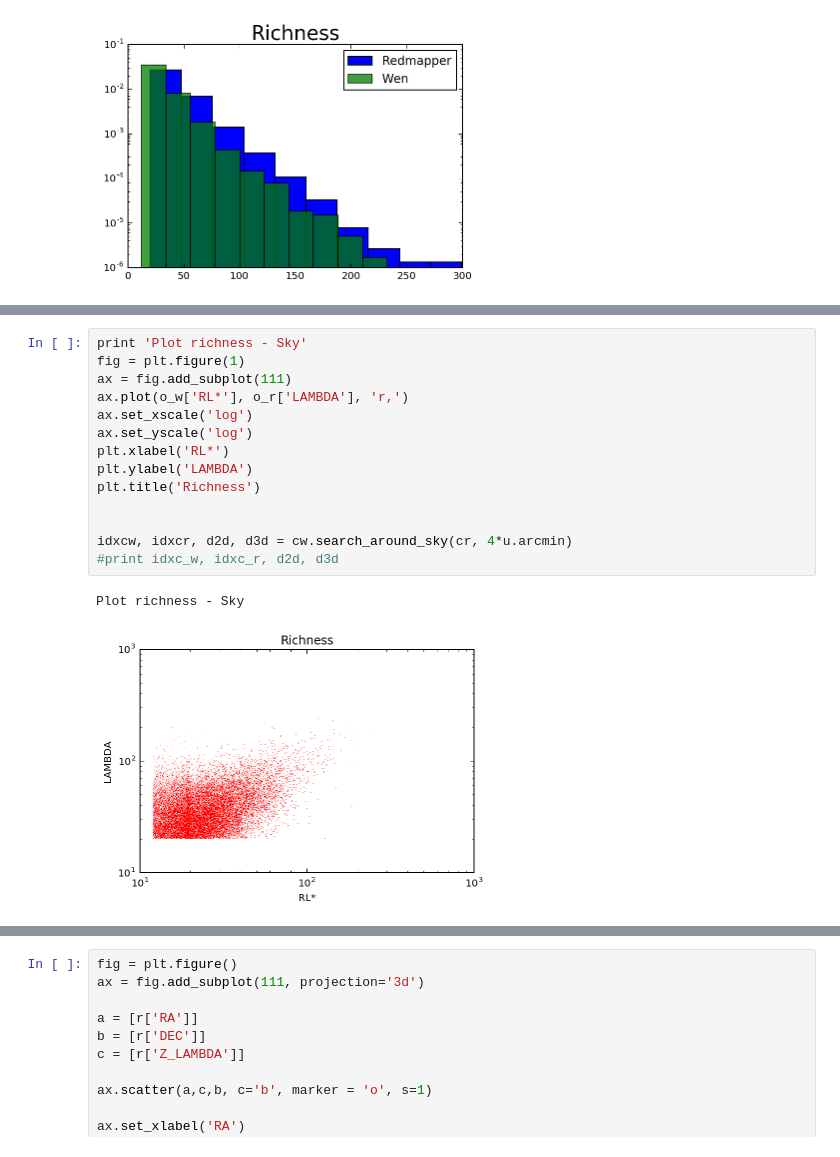
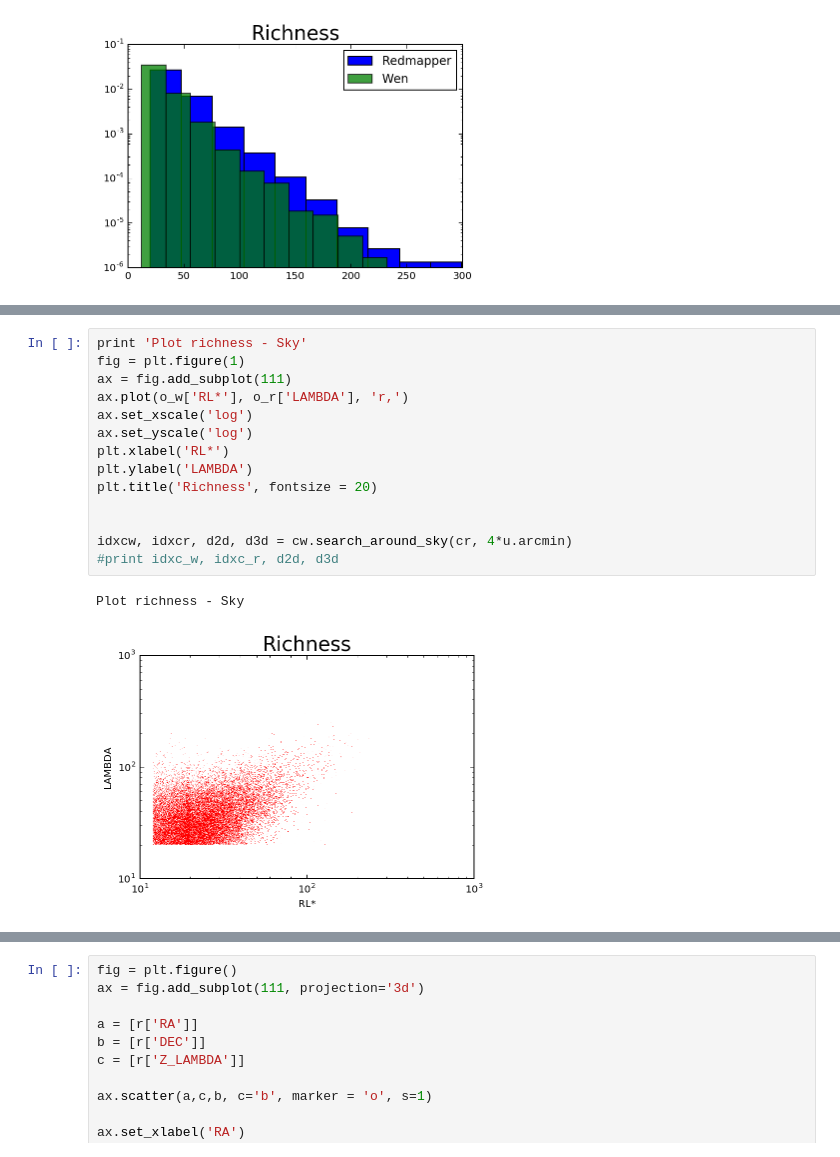
Before and after one commit to clusteron/comparison, a Jupyter notebook: table.ipynb, the cells around one changed output, grey strips where cells are left out. Cells and saved outputs as stored; diff of their text form.

```diff
--- a/table.ipynb
+++ b/table.ipynb
@@ -178,18 +276,18 @@ Histogram richness - Sky
 # %%
 print 'Plot richness - Sky'
 fig = plt.figure(1)
 ax = fig.add_subplot(111)
 ax.plot(o_w['RL*'], o_r['LAMBDA'], 'r,')
 ax.set_xscale('log')
 ax.set_yscale('log')
 plt.xlabel('RL*')
 plt.ylabel('LAMBDA')
-plt.title('Richness')
+plt.title('Richness', fontsize = 20)
 
 
 idxcw, idxcr, d2d, d3d = cw.search_around_sky(cr, 4*u.arcmin)
 #print idxc_w, idxc_r, d2d, d3d
 # %% [output]
 Plot richness - Sky
-[figure, old version]
+[figure, new version]
 # %%
```
Also changed, not shown: parts of 19 cells of this notebook.
